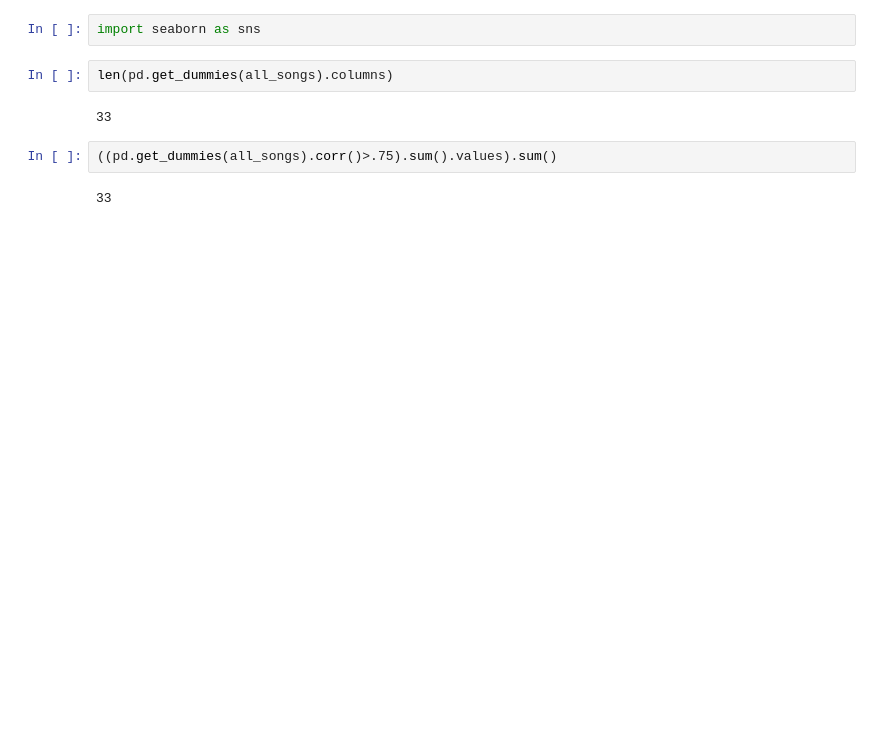
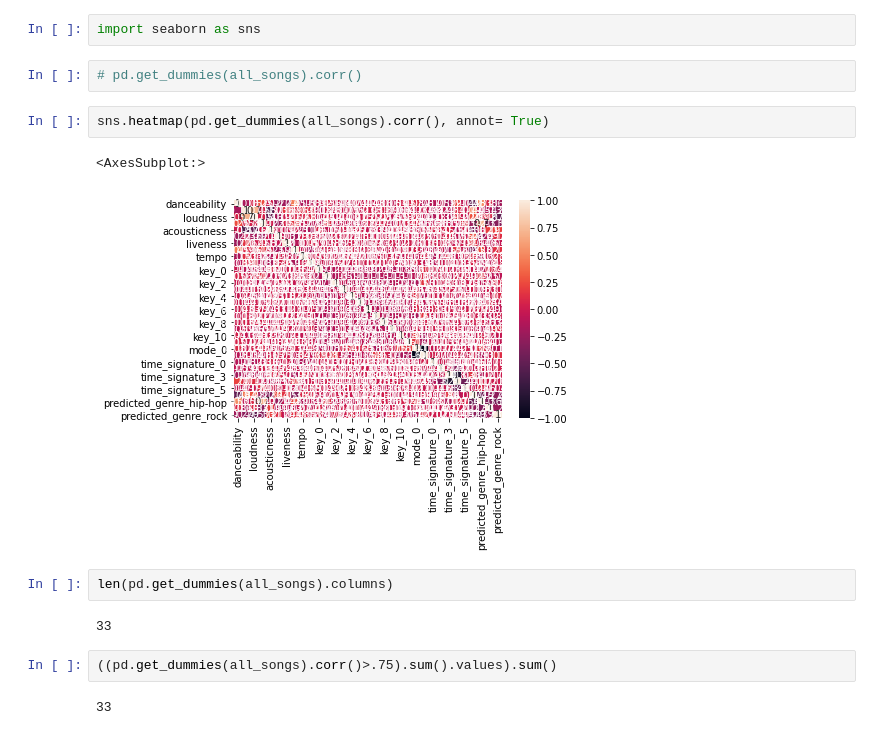
Before and after one commit to Hadryan/Music-Recommendation-System-24, a Jupyter notebook: NN-Data-Modeling.ipynb, the cells around one changed output. Cells and saved outputs as stored; diff of their text form; blank space fills up the shorter version.

```diff
--- a/NN-Data-Modeling.ipynb
+++ b/NN-Data-Modeling.ipynb
@@ -70,6 +72,13 @@ all_songs.head()
 | 66ace8nbTVjgHTed107cDn | 0.431 | 0.947 | 11 | -5.067 | 1 | 0.0649 | 0.000027 | 0.794000 | ... |
 # %%
 import seaborn as sns
+# %%
+# pd.get_dummies(all_songs).corr()
+# %%
+sns.heatmap(pd.get_dummies(all_songs).corr(), annot= True)
+# %% [output]
+<AxesSubplot:>
+[figure, added]
 # %%
 len(pd.get_dummies(all_songs).columns)
 # %% [output]
```
Also changed, not shown: parts of 9 cells of this notebook, 3 other files.
